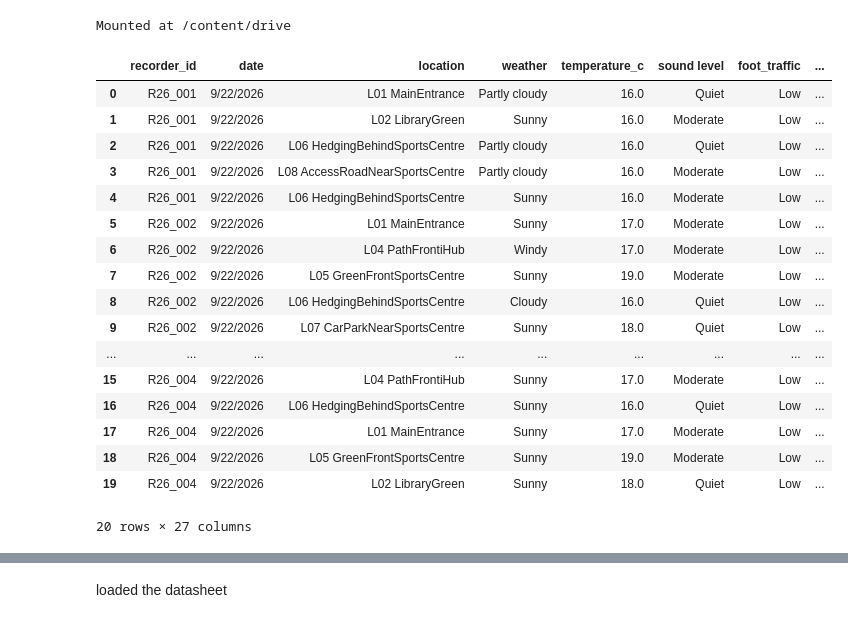
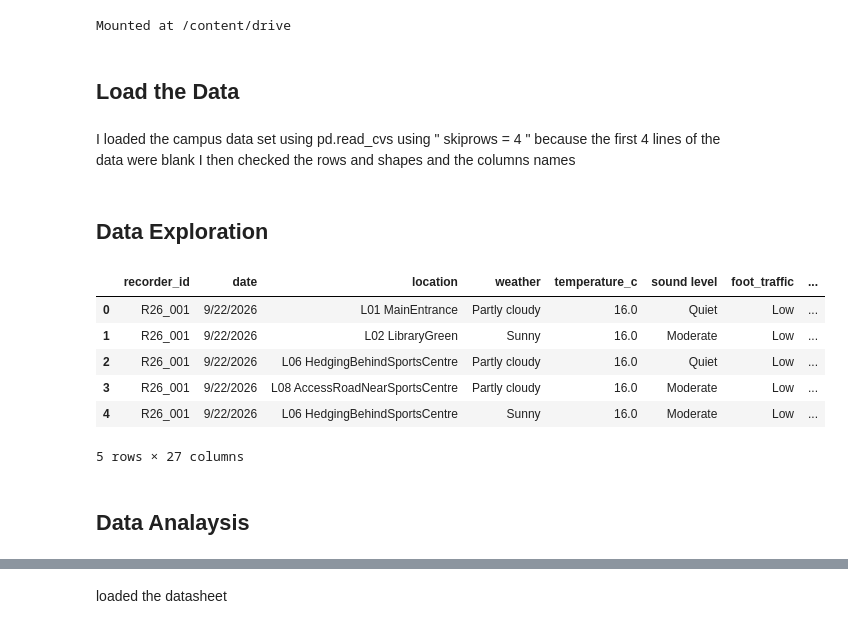
Before and after one commit to d4nv/ml-campus_data_project-colab, a Jupyter notebook: CampusWalk_ML.ipynb, the cells around one changed output, grey strips where cells are left out. Drawn from its saved outputs; the diff is of its cells as text; code cells hidden in the pictures.

Commit message:
Clean up notebook: headings, verification checks, expanded explanations

```diff
--- a/CampusWalk_ML.ipynb
+++ b/CampusWalk_ML.ipynb
@@ -7,29 +9,26 @@ drive.mount('/content/drive')
 Mounted at /content/drive
 # %%
 import pandas as pd
+# %% [markdown]
+## Load the Data
+# %% [markdown]
+I loaded the campus data set using pd.read_cvs using " skiprows = 4 " because the first 4 lines of the data were blank I then checked the rows and shapes and the columns names
 # %%
 df = pd.read_csv("/content/drive/MyDrive/CampusWalkDataset_TemplateIDs(Sheet1).csv", skiprows=4)
+# %% [markdown]
+## Data Exploration
 # %%
-df.head(20)          # first 5 rows
+df.head()          # first 5 rows
 # %% [output]
 |  | recorder_id | date | location | weather | temperature_c | sound level | foot_traffic | ... |
 | 0 | R26_001 | 9/22/2026 | L01 MainEntrance | Partly cloudy | 16.0 | Quiet | Low | ... |
 | 1 | R26_001 | 9/22/2026 | L02 LibraryGreen | Sunny | 16.0 | Moderate | Low | ... |
 | 2 | R26_001 | 9/22/2026 | L06 HedgingBehindSportsCentre | Partly cloudy | 16.0 | Quiet | Low | ... |
 | 3 | R26_001 | 9/22/2026 | L08 AccessRoadNearSportsCentre | Partly cloudy | 16.0 | Moderate | Low | ... |
 | 4 | R26_001 | 9/22/2026 | L06 HedgingBehindSportsCentre | Sunny | 16.0 | Moderate | Low | ... |
-| 5 | R26_002 | 9/22/2026 | L01 MainEntrance | Sunny | 17.0 | Moderate | Low | ... |
-| 6 | R26_002 | 9/22/2026 | L04 PathFrontiHub | Windy | 17.0 | Moderate | Low | ... |
-| 7 | R26_002 | 9/22/2026 | L05 GreenFrontSportsCentre | Sunny | 19.0 | Moderate | Low | ... |
-| 8 | R26_002 | 9/22/2026 | L06 HedgingBehindSportsCentre | Cloudy | 16.0 | Quiet | Low | ... |
-| 9 | R26_002 | 9/22/2026 | L07 CarParkNearSportsCentre | Sunny | 18.0 | Quiet | Low | ... |
-| ... | ... | ... | ... | ... | ... | ... | ... | ... |
-| 15 | R26_004 | 9/22/2026 | L04 PathFrontiHub | Sunny | 17.0 | Moderate | Low | ... |
-| 16 | R26_004 | 9/22/2026 | L06 HedgingBehindSportsCentre | Sunny | 16.0 | Quiet | Low | ... |
-| 17 | R26_004 | 9/22/2026 | L01 MainEntrance | Sunny | 17.0 | Moderate | Low | ... |
-| 18 | R26_004 | 9/22/2026 | L05 GreenFrontSportsCentre | Sunny | 19.0 | Moderate | Low | ... |
-| 19 | R26_004 | 9/22/2026 | L02 LibraryGreen | Sunny | 18.0 | Quiet | Low | ... |
-20 rows × 27 columns
+5 rows × 27 columns
+# %% [markdown]
+## Data Analaysis
 # %%
 df.shape           # (rows, columns)
 # %% [output]
```
Also changed, not shown: parts of 19 cells of this notebook.
